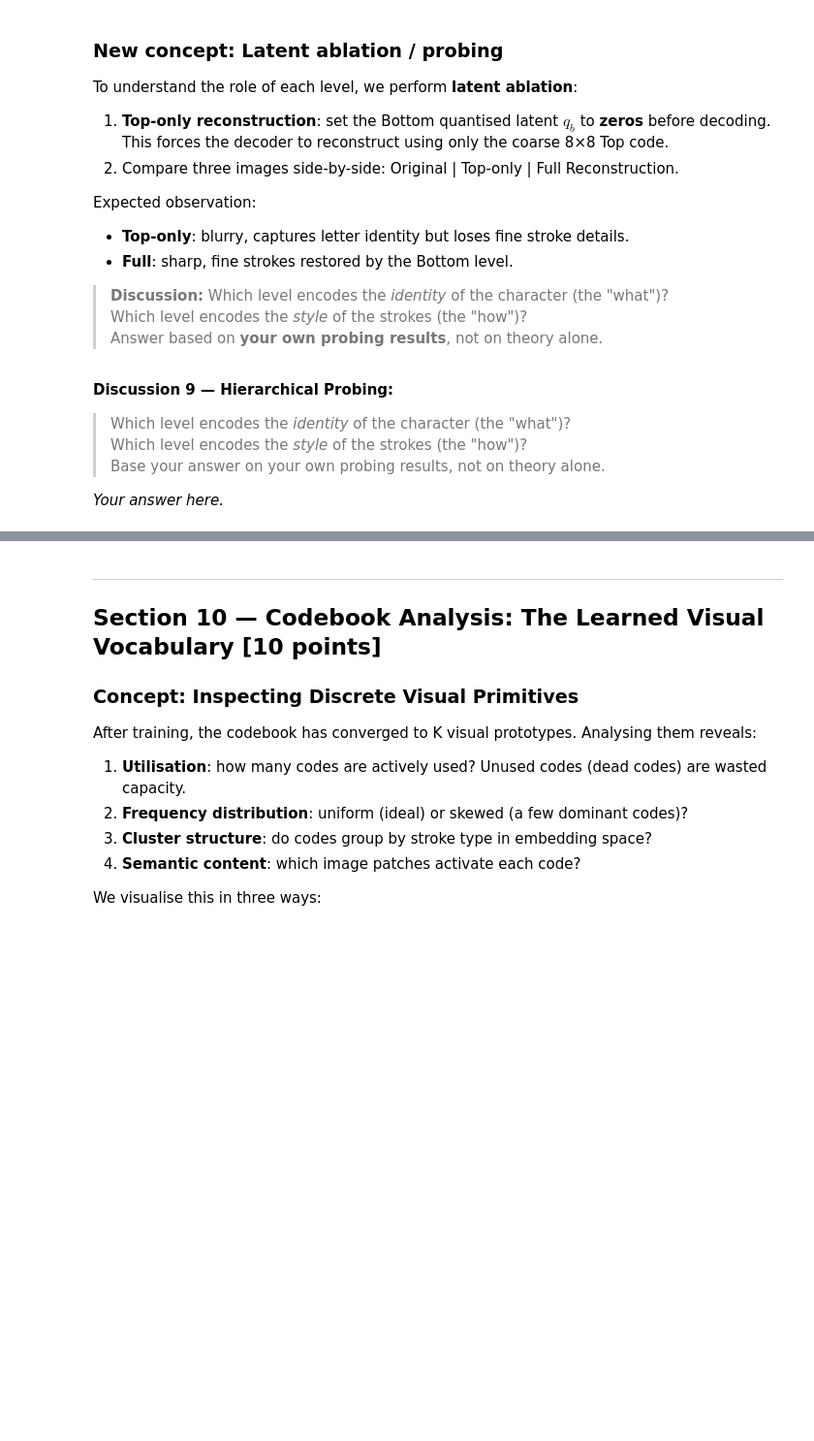
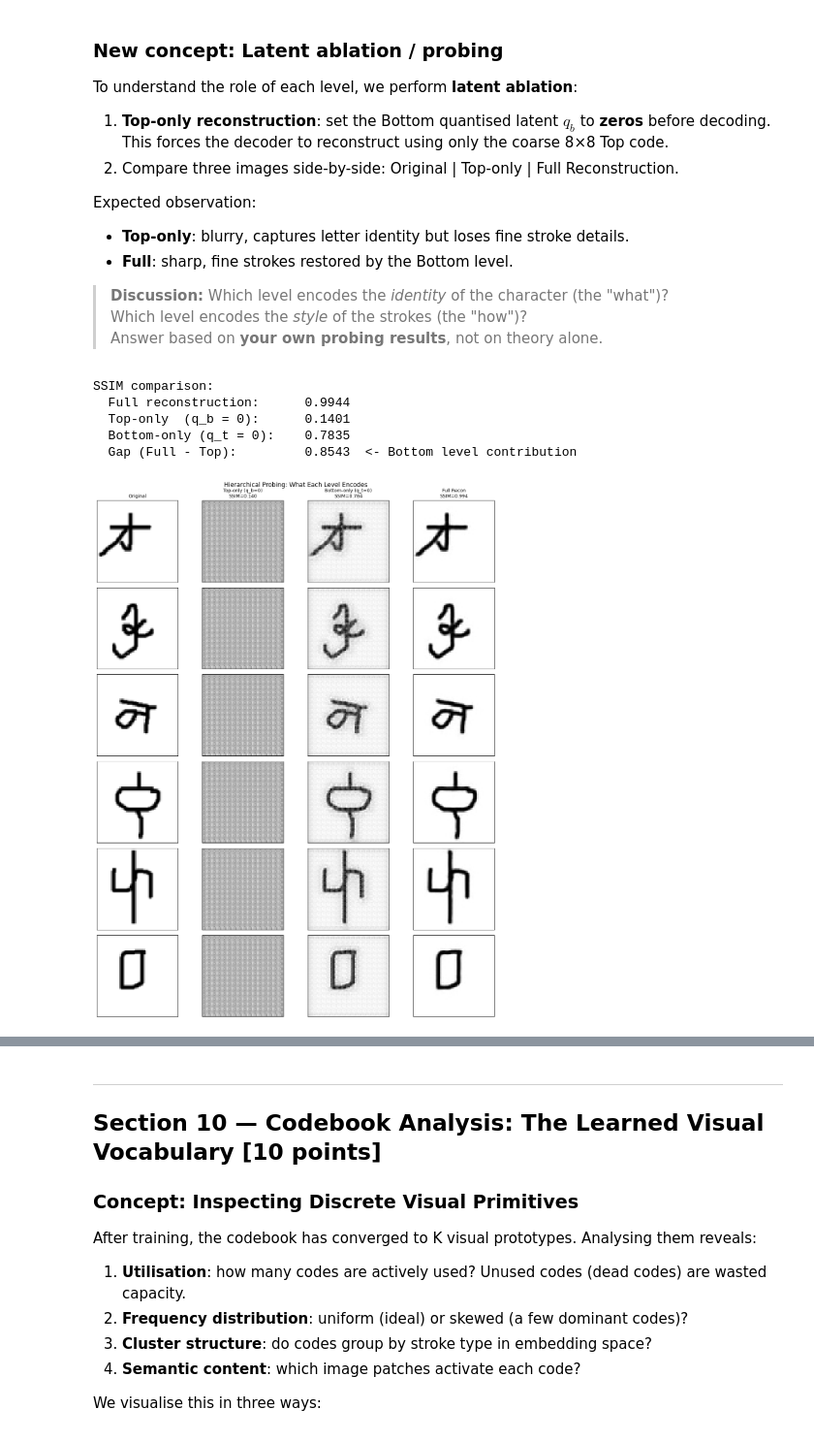
Before and after one commit to ShayanSalehi81/DeepLearning, a Jupyter notebook: HW4/Practicals/P3_VQVAE.ipynb, the cells around one changed output, grey strips where cells are left out. Shown at 97% size. Cells and saved outputs as stored; diff of their text form; code cells hidden in the pictures; blank space fills up the shorter version.

```diff
--- a/HW4/Practicals/P3_VQVAE.ipynb
+++ b/HW4/Practicals/P3_VQVAE.ipynb
@@ -800,40 +1075,87 @@ Expected observation:
 # Compare four conditions side-by-side for n_samples images:
 #   [ Original ]  [ Top-only (q_b=0) ]  [ Bottom-only (q_t=0) ]  [ Full Recon ]
 #
 # Steps:
 #   1. Run the full forward path manually (enc_b -> enc_t -> vq_t -> vq_b)
 #   2. Full recon:         dec_b(cat([upsample_t(q_t), q_b]))
 #   3. Top-only:           dec_b(cat([q_t_up_bilinear, zeros_like(q_b)]))
 #      IMPORTANT: use F.interpolate(..., scale_factor=2, mode='bilinear')
 #      for probing (not model.upsample_t), to avoid ConvTranspose2d checkerboard artifacts
 #   4. Bottom-only:        dec_b(cat([zeros_like(q_t_up_bilinear), q_b]))
 #
 # Compute and print SSIM for each condition:
 #   SSIM comparison:
 #     Full reconstruction:      X.XXXX
 #     Top-only  (q_b = 0):      X.XXXX
 #     Bottom-only (q_t = 0):    X.XXXX
 #     Gap (Full - Top):         X.XXXX  <- Bottom level contribution
 #
 # Plot n_samples x 4 grid (figsize=(12, n_samples*2.5)):
 #   - cmap='gray', vmin=-1, vmax=1
 #   - Column titles include per-condition SSIM scores
 #   - suptitle: 'Hierarchical Probing: What Each Level Encodes'
 #
 # Use @torch.no_grad() decorator
 
 @torch.no_grad()
 def probe_hierarchy(model, loader, n_samples=6):
-    # TODO: implement
-    pass
+    model.eval()
+    imgs, _ = next(iter(loader))
+    imgs = imgs[:n_samples].to(device)
+
+    z_b = model.enc_b(imgs)
+    z_t = model.enc_t(z_b)
+    _, q_t, _ = model.vq_t(model.pre_vq_t(z_t))
+    _, q_b, _ = model.vq_b(model.pre_vq_b(z_b))
+
+    q_t_up      = model.upsample_t(q_t)
+    q_t_up_bil  = F.interpolate(q_t, scale_factor=2, mode='bilinear', align_corners=False)
+
+    full     = model.dec_b(torch.cat([q_t_up, q_b], dim=1))
+    top_only = model.dec_b(torch.cat([q_t_up_bil, torch.zeros_like(q_b)], dim=1))
+    bot_only = model.dec_b(torch.cat([torch.zeros_like(q_t_up_bil), q_b], dim=1))
+
+    imgs01 = (imgs.clamp(-1, 1) + 1) / 2
+    def ssim_to_orig(x):
+        x01 = (x.clamp(-1, 1) + 1) / 2
+        return compute_ssim(x01, imgs01, data_range=1.0, size_average=True).item()
+
+    s_full = ssim_to_orig(full)
+    s_top  = ssim_to_orig(top_only)
+    s_bot  = ssim_to_orig(bot_only)
+
+    print('SSIM comparison:')
+    print(f'  Full reconstruction:      {s_full:.4f}')
+    print(f'  Top-only  (q_b = 0):      {s_top:.4f}')
+    print(f'  Bottom-only (q_t = 0):    {s_bot:.4f}')
+    print(f'  Gap (Full - Top):         {s_full - s_top:.4f}  <- Bottom level contribution')
+
+    imgs_c = imgs.cpu(); full_c = full.cpu(); top_c = top_only.cpu(); bot_c = bot_only.cpu()
+    columns = [
+        ('Original', imgs_c),
+        (f'Top-only (q_b=0)\nSSIM={s_top:.3f}', top_c),
+        (f'Bottom-only (q_t=0)\nSSIM={s_bot:.3f}', bot_c),
+        (f'Full Recon\nSSIM={s_full:.3f}', full_c),
+    ]
+
+    fig, axes = plt.subplots(n_samples, 4, figsize=(12, n_samples * 2.5))
+    if n_samples == 1:
+        axes = axes[None, :]
+    for i in range(n_samples):
+        for j, (title, data) in enumerate(columns):
+            axes[i, j].imshow(data[i].squeeze(), cmap='gray', vmin=-1, vmax=1)
+            axes[i, j].set_xticks([]); axes[i, j].set_yticks([])
+            if i == 0:
+                axes[i, j].set_title(title, fontsize=9)
+    plt.suptitle('Hierarchical Probing: What Each Level Encodes')
+    plt.tight_layout(); plt.show()
 
 
 probe_hierarchy(model, train_loader)
+# %% [output]
+SSIM comparison:
+  Full reconstruction:      0.9944
+  Top-only  (q_b = 0):      0.1401
+  Bottom-only (q_t = 0):    0.7835
+  Gap (Full - Top):         0.8543  <- Bottom level contribution
+[figure, added]
-# %% [markdown]
-**Discussion 9 — Hierarchical Probing:**
-
-> Which level encodes the *identity* of the character (the "what")?
-> Which level encodes the *style* of the strokes (the "how")?
-> Base your answer on your own probing results, not on theory alone.
-
-*Your answer here.*
```
Also changed, not shown: parts of 16 cells of this notebook, 16 other files.
